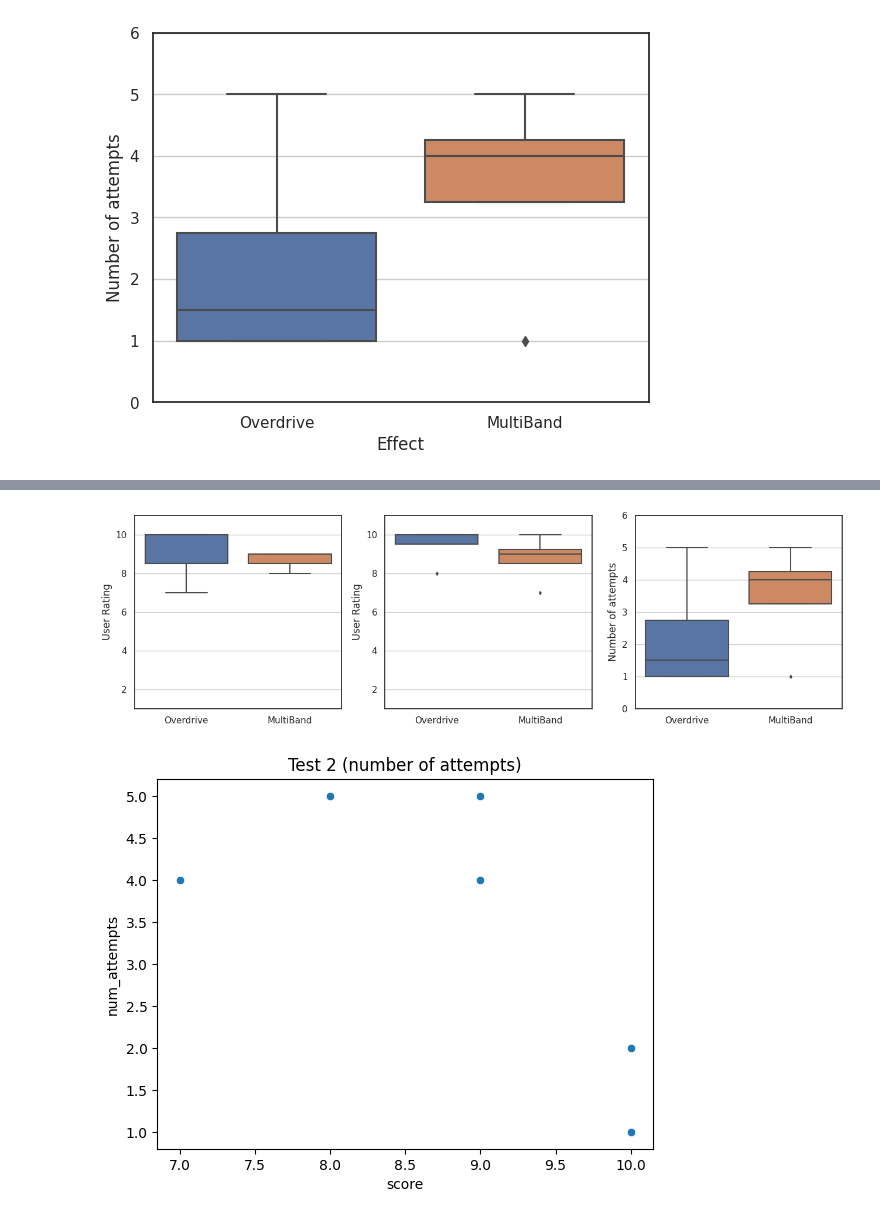
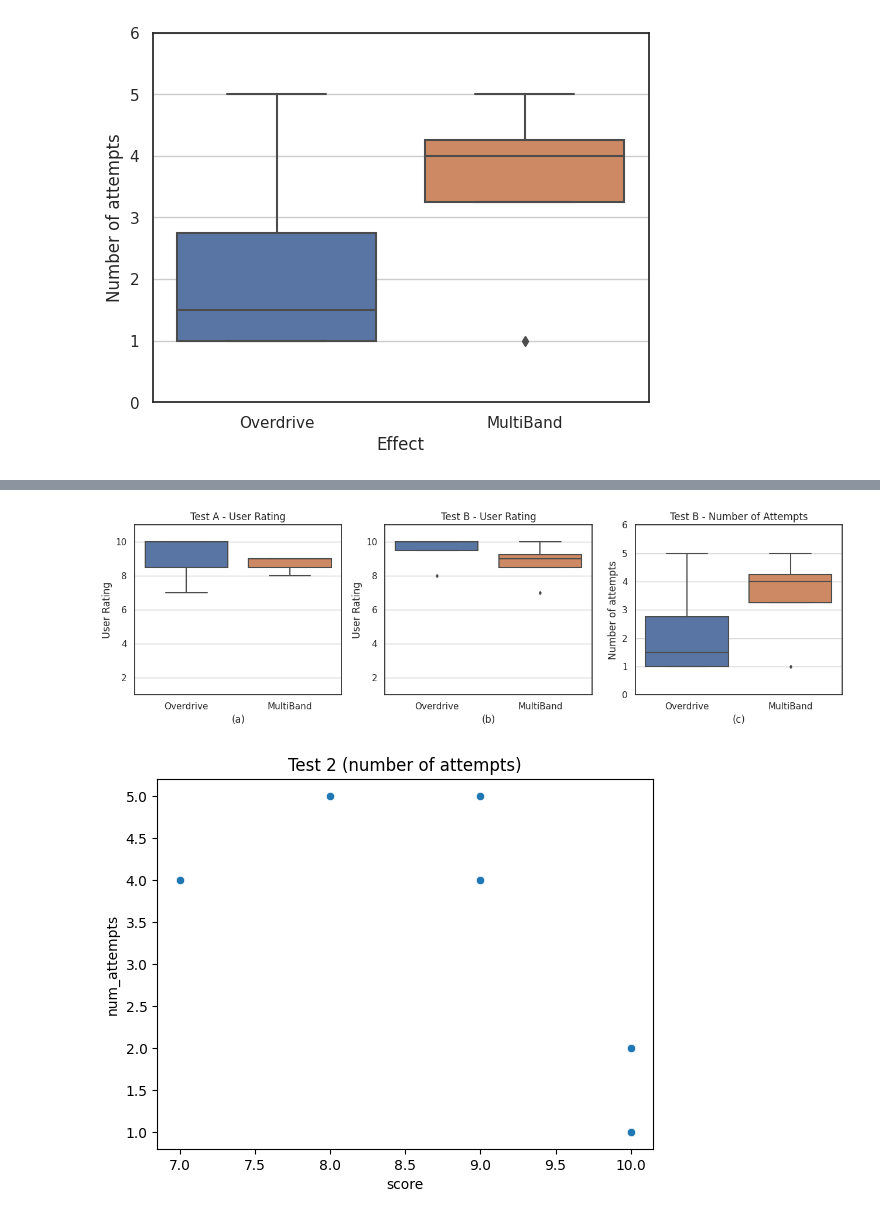
Before and after one commit to kieran-grant/Level5ProjectAudioVAE, a Jupyter notebook: src/evaluation/expert_evaluation.ipynb, the cells around one changed output, grey strips where cells are left out. Cells and saved outputs as stored; diff of their text form; code cells hidden in the pictures.

Commit message:
Update diagrams

```diff
--- a/src/evaluation/expert_evaluation.ipynb
+++ b/src/evaluation/expert_evaluation.ipynb
@@ -99,30 +137,33 @@ plt.savefig(f"{FIGURE_DIR}/test2_attempts.pdf")
 # %%
 fig, ax = plt.subplots(1, 3, figsize=(13, 4))
 
 sns.boxplot(df_1, x='effect', y='score', ax=ax[0], fliersize=3)
 ax[0].set_ylim([1, 11])
 ax[0].set_ylabel("User Rating", fontsize=12)
-ax[0].set_xlabel("", fontsize=12)
+ax[0].set_xlabel("(a)", fontsize=12)
+ax[0].set_title("Test A - User Rating", fontsize=12)
 ax[0].yaxis.grid(True)
 
 sns.boxplot(df_2, x='effect', y='score', ax=ax[1], fliersize=3)
 ax[1].set_ylim([1, 11])
 ax[1].set_ylabel("User Rating", fontsize=12)
-ax[1].set_xlabel("", fontsize=12)
+ax[1].set_xlabel("(b)", fontsize=12)
+ax[1].set_title("Test B - User Rating", fontsize=12)
 ax[1].yaxis.grid(True)
 
-ax = sns.boxplot(df_2, x='effect', y='num_attempts', ax=ax[2], fliersize=3)
-ax.set_ylim([0, 6])
-ax.set_ylabel("Number of attempts", fontsize=12)
-ax.set_xlabel("", fontsize=12)
-ax.yaxis.grid(True)
+sns.boxplot(df_2, x='effect', y='num_attempts', ax=ax[2], fliersize=3)
+ax[2].set_ylim([0, 6])
+ax[2].set_ylabel("Number of attempts", fontsize=12)
+ax[2].set_xlabel("(c)", fontsize=12)
+ax[2].set_title("Test B - Number of Attempts", fontsize=12)
+ax[2].yaxis.grid(True)
 # plt.title("Test 2 (number of attempts)")
 
 plt.tight_layout()
 
 plt.savefig(f"{FIGURE_DIR}/expert_eval.pdf")
 # %% [output]
-[figure, old version]
+[figure, new version]
 # %%
 ax = sns.scatterplot(df_2, x='score', y='num_attempts')
 plt.title("Test 2 (number of attempts)")
```
Also changed, not shown: parts of 2 cells of this notebook, 12 other files.
